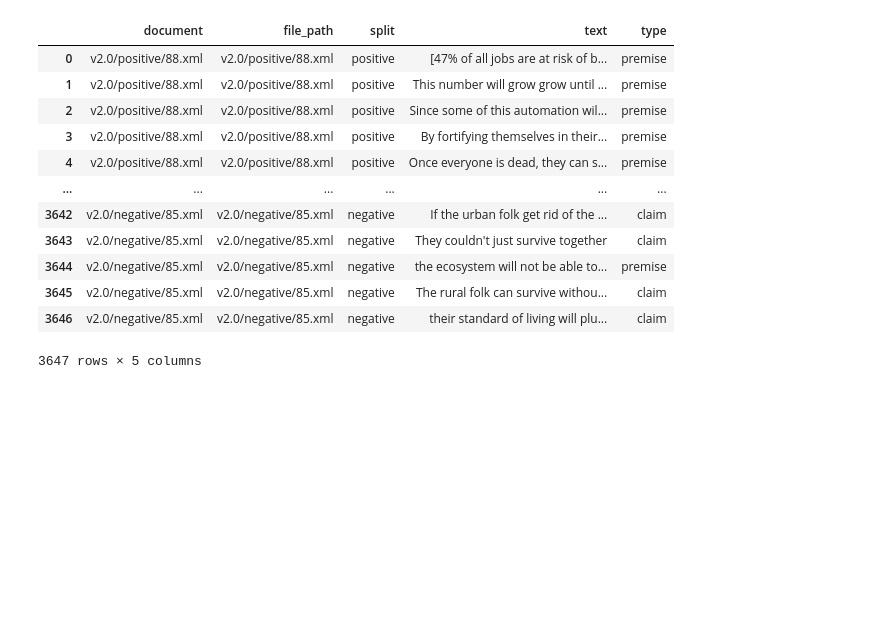
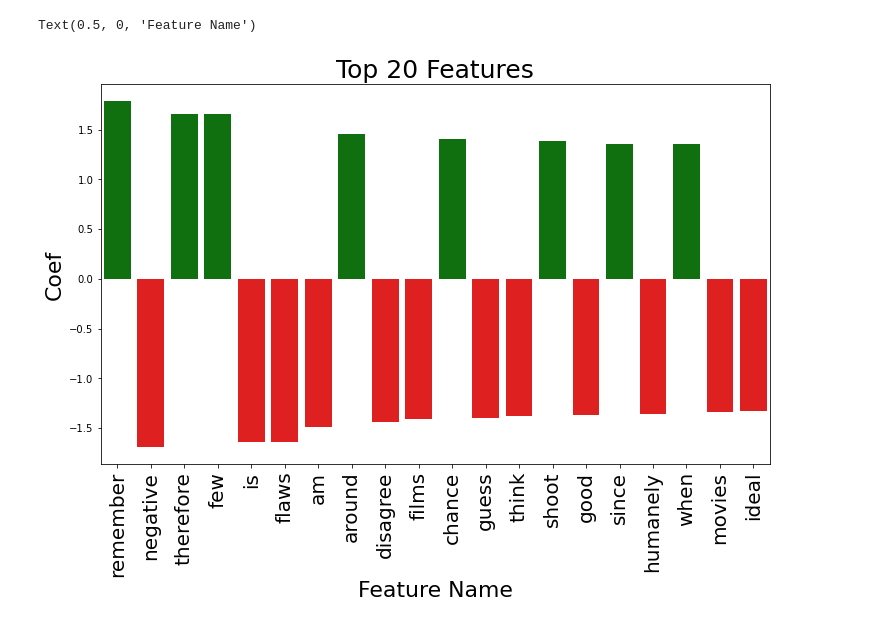
Before and after one commit to ThijmenDam/ltp, a Jupyter notebook: data/process-data-task1.ipynb, the cells around one changed output. Saved outputs shown, nothing was run; the diff lists cells and outputs as text; code cells hidden in the pictures; blank space fills up the shorter version.

```diff
--- a/data/process-data-task1.ipynb
+++ b/data/process-data-task1.ipynb
@@ -101,16 +123,29 @@ weighted avg       0.75      0.75      0.75       730
-# %%
-df_sentences
-# %% [output]
-|  | document | file_path | split | text | type |
-| 0 | v2.0/positive/88.xml | v2.0/positive/88.xml | positive | [47% of all jobs are at risk of b... | premise |
-| 1 | v2.0/positive/88.xml | v2.0/positive/88.xml | positive | This number will grow grow until ... | premise |
-| 2 | v2.0/positive/88.xml | v2.0/positive/88.xml | positive | Since some of this automation wil... | premise |
-| 3 | v2.0/positive/88.xml | v2.0/positive/88.xml | positive | By fortifying themselves in their... | premise |
-| 4 | v2.0/positive/88.xml | v2.0/positive/88.xml | positive | Once everyone is dead, they can s... | premise |
-| ... | ... | ... | ... | ... | ... |
-| 3642 | v2.0/negative/85.xml | v2.0/negative/85.xml | negative | If the urban folk get rid of the ... | claim |
-| 3643 | v2.0/negative/85.xml | v2.0/negative/85.xml | negative | They couldn't just survive together | claim |
-| 3644 | v2.0/negative/85.xml | v2.0/negative/85.xml | negative | the ecosystem will not be able to... | premise |
-| 3645 | v2.0/negative/85.xml | v2.0/negative/85.xml | negative | The rural folk can survive withou... | claim |
-| 3646 | v2.0/negative/85.xml | v2.0/negative/85.xml | negative | their standard of living will plu... | claim |
-3647 rows × 5 columns
+# %%
+# Get the names of each feature
+feature_names = pipe.named_steps["tfidf"].get_feature_names()
+
+# Get the coefficients of each feature
+coefs = pipe.named_steps["svc"].coef_.flatten()
+
+import pandas as pd
+# Zip coefficients and names together and make a DataFrame
+zipped = zip(feature_names, coefs)
+df = pd.DataFrame(zipped, columns=["feature", "value"])
+# Sort the features by the absolute value of their coefficient
+df["abs_value"] = df["value"].apply(lambda x: abs(x))
+df["colors"] = df["value"].apply(lambda x: "green" if x > 0 else "red")
+df = df.sort_values("abs_value", ascending=False)
+
+import seaborn as sns
+fig, ax = plt.subplots(1, 1, figsize=(12, 7))
+sns.barplot(x="feature",
+            y="value",
+            data=df.head(20),
+           palette=df.head(20)["colors"])
+ax.set_xticklabels(ax.get_xticklabels(), rotation=90, fontsize=20)
+ax.set_title("Top 20 Features", fontsize=25)
+ax.set_ylabel("Coef", fontsize=22)
+ax.set_xlabel("Feature Name", fontsize=22)
+# %% [output]
+Text(0.5, 0, 'Feature Name')
+[figure, added]
```
Also changed, not shown: parts of 2 cells of this notebook, 3 other files.
